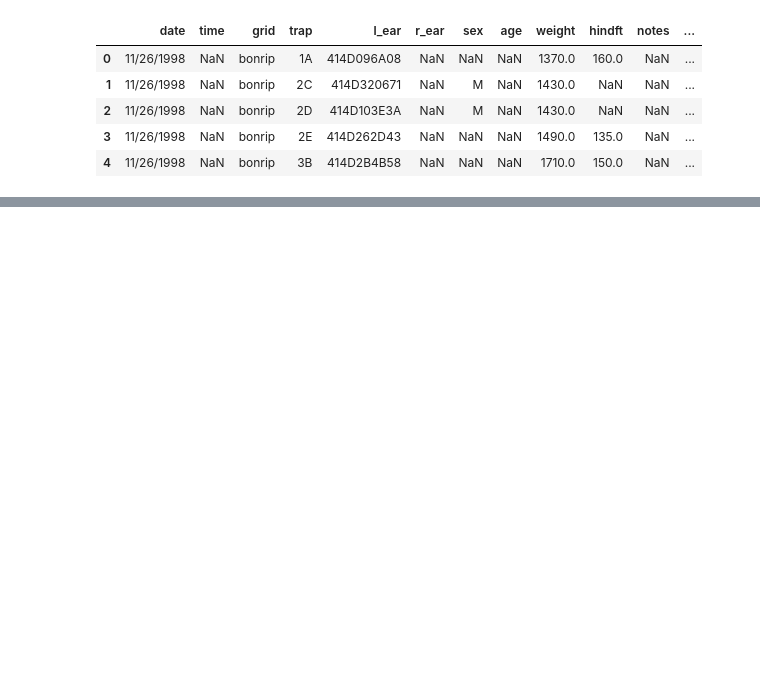
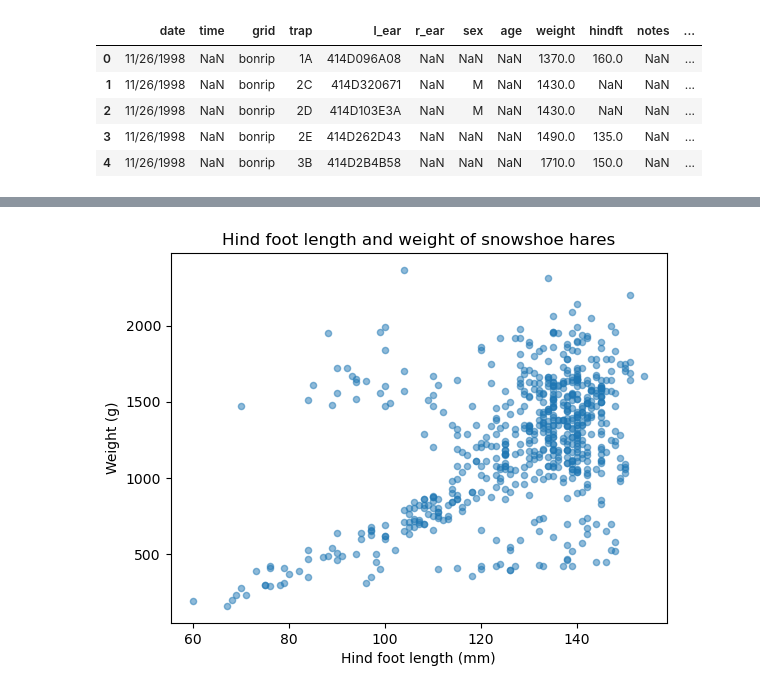
Before and after one commit to cllorey/eds220-in-class, a Jupyter notebook: week-4-linear-regression.ipynb, the cells around one changed output, grey strips where cells are left out. Cells and saved outputs as stored; diff of their text form; code cells hidden in the pictures; blank space fills up the shorter version.

```diff
--- a/week-4-linear-regression.ipynb
+++ b/week-4-linear-regression.ipynb
@@ -18,0 +41,3 @@ hares.head()
+# %%
+# Convert the date column to a datetime object
+hares['date'] = pd.to_datetime(hares['date'])
@@ -18,0 +132,16 @@ hares.head()
+# %%
+# Initialize empty figure (fig) and axes (ax)
+fig, ax = plt.subplots()
+
+# Add scatter plot of hares data to our figure's axes
+obs_juv_adult.plot(kind = 'scatter', x = 'hindft', y = 'weight', ax=ax, alpha=0.5)
+
+# Update axes
+ax.set_title('Hind foot length and weight of snowshoe hares')
+ax.set_xlabel('Hind foot length (mm)')
+ax.set_ylabel('Weight (g)')
+
+# Display
+plt.show()
+# %% [output]
+[figure, added]
```
Also changed, not shown: parts of 30 cells of this notebook.
